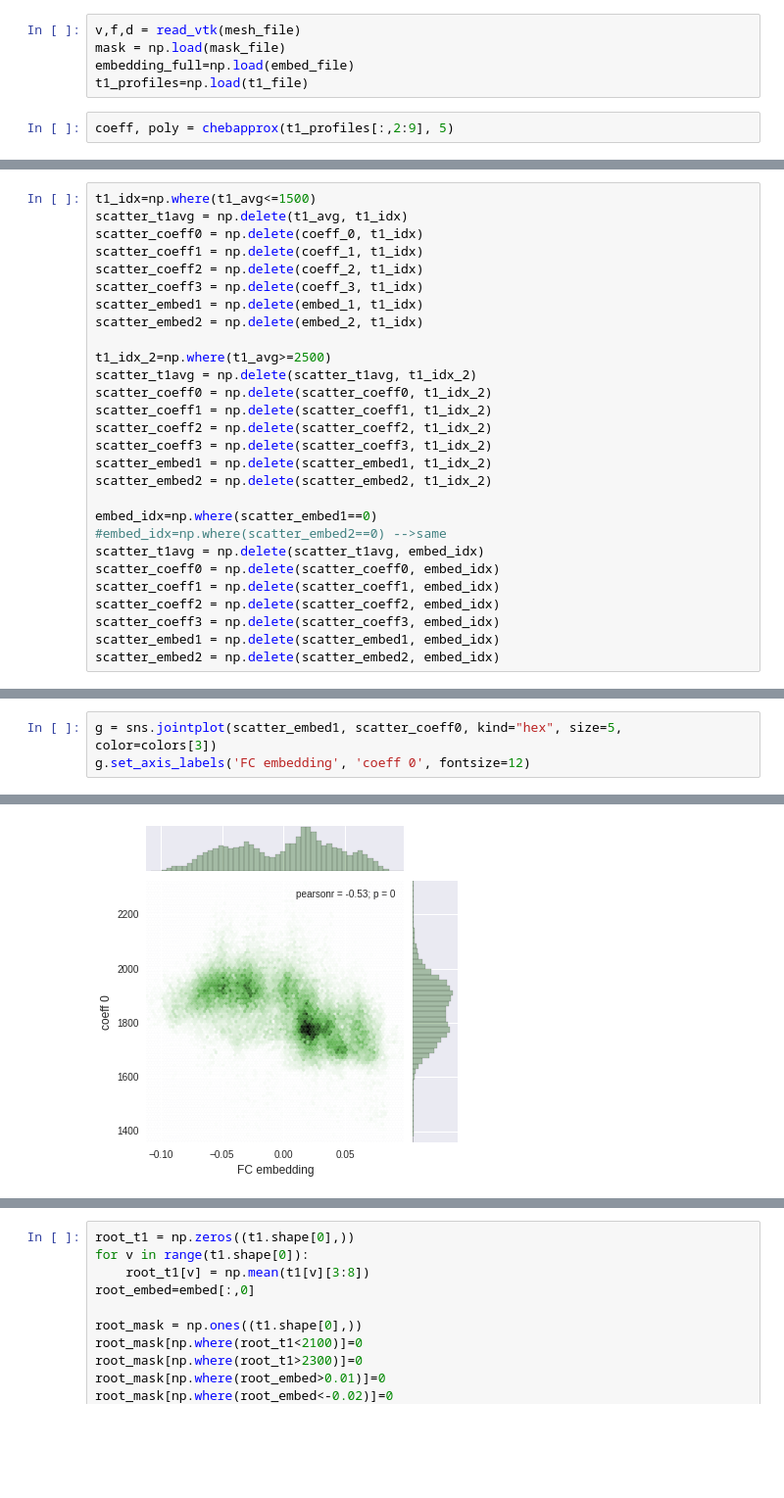
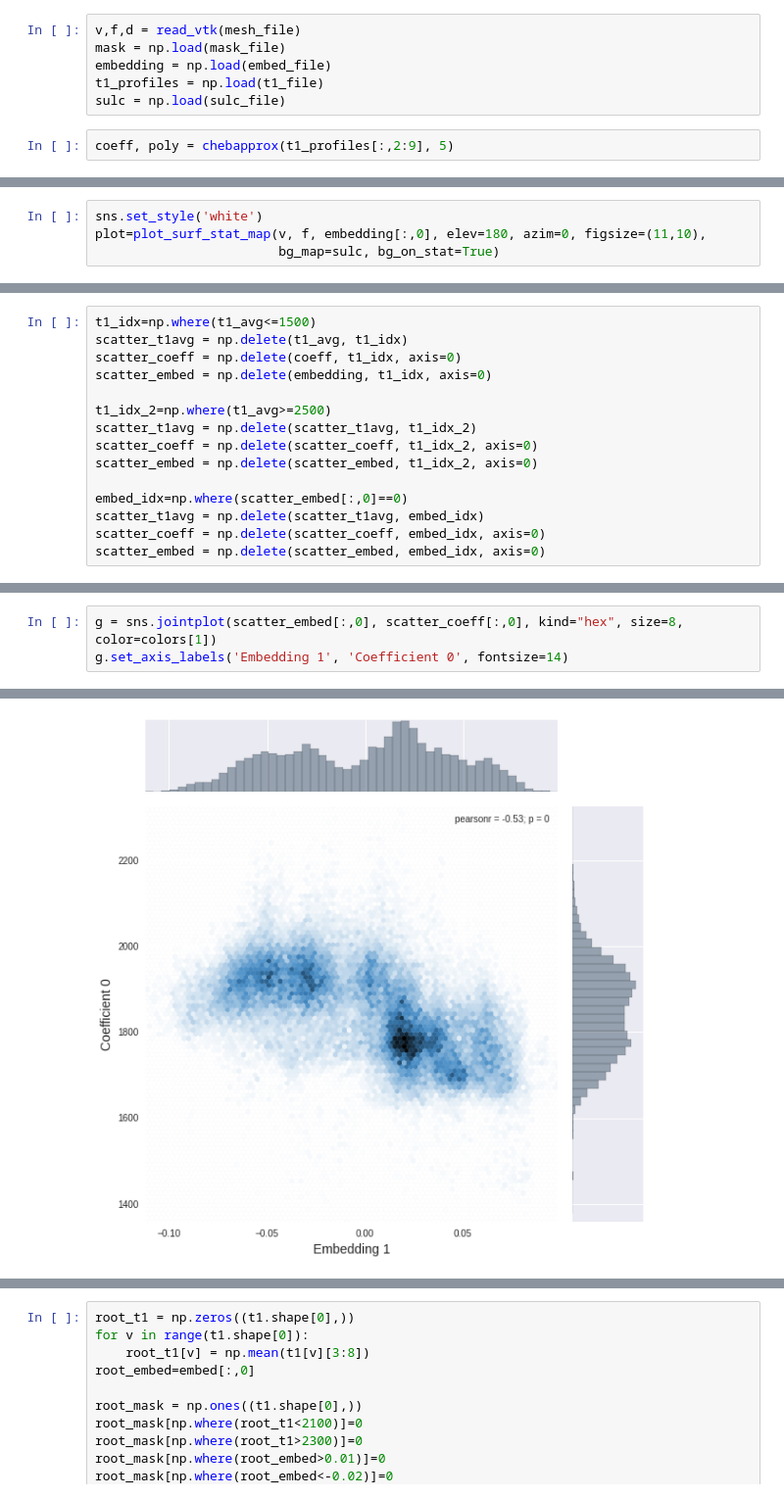
Before and after one commit to juhuntenburg/myelinconnect, a Jupyter notebook: notebooks/t1_vs_embedding.ipynb, the cells around one changed output, grey strips where cells are left out. Shown at 98% size. Drawn from its saved outputs; the diff is of its cells as text; blank space fills up the shorter version.

Commit message:
cleaning up embedding notebook

```diff
--- a/notebooks/t1_vs_embedding.ipynb
+++ b/notebooks/t1_vs_embedding.ipynb
@@ -51,7 +54,8 @@ colors = sns.color_palette('cubehelix', 10)
 # %%
 v,f,d = read_vtk(mesh_file)
 mask = np.load(mask_file)
-embedding_full=np.load(embed_file)
-t1_profiles=np.load(t1_file)
+embedding = np.load(embed_file)
+t1_profiles = np.load(t1_file)
+sulc = np.load(sulc_file)
 # %%
 coeff, poly = chebapprox(t1_profiles[:,2:9], 5)
@@ -87,0 +113,4 @@ plt.hist(coeff_0_plot, bins=20, alpha=0.7, color = colors[5]);
+# %%
+sns.set_style('white')
+plot=plot_surf_stat_map(v, f, embedding[:,0], elev=180, azim=0, figsize=(11,10),
+                        bg_map=sulc, bg_on_stat=True)
@@ -88,28 +128,15 @@ plt.hist(coeff_0_plot, bins=20, alpha=0.7, color = colors[5]);
 # %%
 t1_idx=np.where(t1_avg<=1500)
 scatter_t1avg = np.delete(t1_avg, t1_idx)
-scatter_coeff0 = np.delete(coeff_0, t1_idx)
-scatter_coeff1 = np.delete(coeff_1, t1_idx)
-scatter_coeff2 = np.delete(coeff_2, t1_idx)
-scatter_coeff3 = np.delete(coeff_3, t1_idx)
-scatter_embed1 = np.delete(embed_1, t1_idx)
-scatter_embed2 = np.delete(embed_2, t1_idx)
+scatter_coeff = np.delete(coeff, t1_idx, axis=0)
+scatter_embed = np.delete(embedding, t1_idx, axis=0)
 
 t1_idx_2=np.where(t1_avg>=2500)
 scatter_t1avg = np.delete(scatter_t1avg, t1_idx_2)
-scatter_coeff0 = np.delete(scatter_coeff0, t1_idx_2)
-scatter_coeff1 = np.delete(scatter_coeff1, t1_idx_2)
-scatter_coeff2 = np.delete(scatter_coeff2, t1_idx_2)
-scatter_coeff3 = np.delete(scatter_coeff3, t1_idx_2)
-scatter_embed1 = np.delete(scatter_embed1, t1_idx_2)
-scatter_embed2 = np.delete(scatter_embed2, t1_idx_2)
+scatter_coeff = np.delete(scatter_coeff, t1_idx_2, axis=0)
+scatter_embed = np.delete(scatter_embed, t1_idx_2, axis=0)
 
-embed_idx=np.where(scatter_embed1==0)
-#embed_idx=np.where(scatter_embed2==0) -->same
+embed_idx=np.where(scatter_embed[:,0]==0)
 scatter_t1avg = np.delete(scatter_t1avg, embed_idx)
-scatter_coeff0 = np.delete(scatter_coeff0, embed_idx)
-scatter_coeff1 = np.delete(scatter_coeff1, embed_idx)
-scatter_coeff2 = np.delete(scatter_coeff2, embed_idx)
-scatter_coeff3 = np.delete(scatter_coeff3, embed_idx)
-scatter_embed1 = np.delete(scatter_embed1, embed_idx)
-scatter_embed2 = np.delete(scatter_embed2, embed_idx)
+scatter_coeff = np.delete(scatter_coeff, embed_idx, axis=0)
+scatter_embed = np.delete(scatter_embed, embed_idx, axis=0)
@@ -122,6 +153,6 @@ g.set_axis_labels('FC embedding', 't1 avg', fontsize=12)
 # %%
-g = sns.jointplot(scatter_embed1, scatter_coeff0, kind="hex", size=5, color=colors[3])
-g.set_axis_labels('FC embedding', 'coeff 0', fontsize=12)
+g = sns.jointplot(scatter_embed[:,0], scatter_coeff[:,0], kind="hex", size=8, color=colors[1])
+g.set_axis_labels('Embedding 1', 'Coefficient 0', fontsize=14)
 # %% [output]
 <seaborn.axisgrid.JointGrid at 0x...>
-[figure, old version]
+[figure, new version]
```
Also changed, not shown: parts of 40 cells of this notebook.
